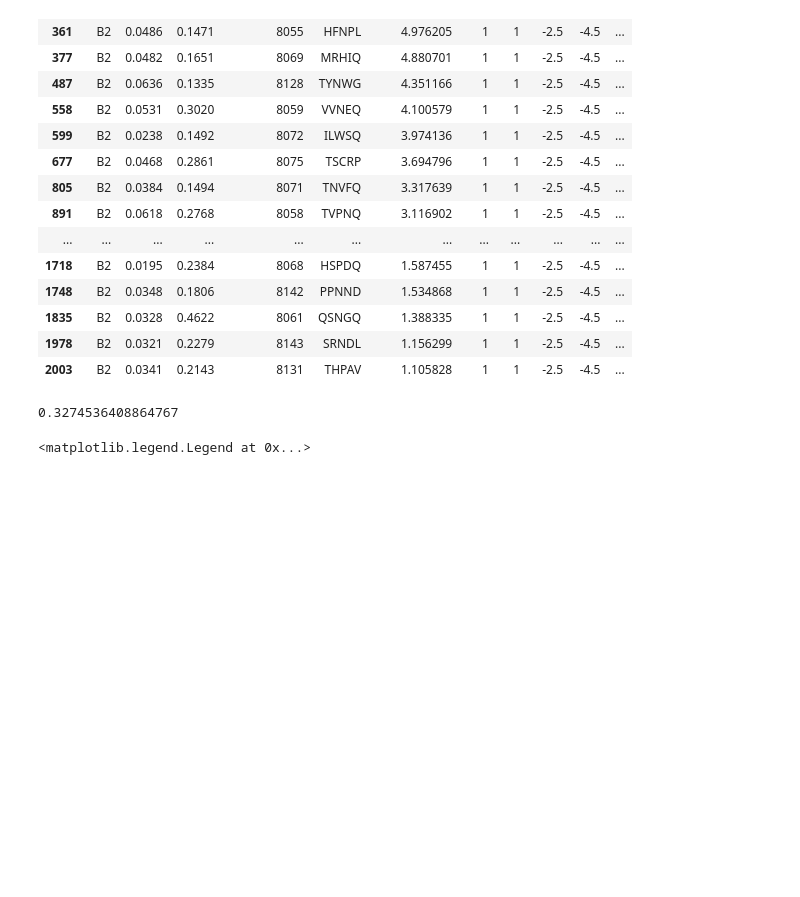
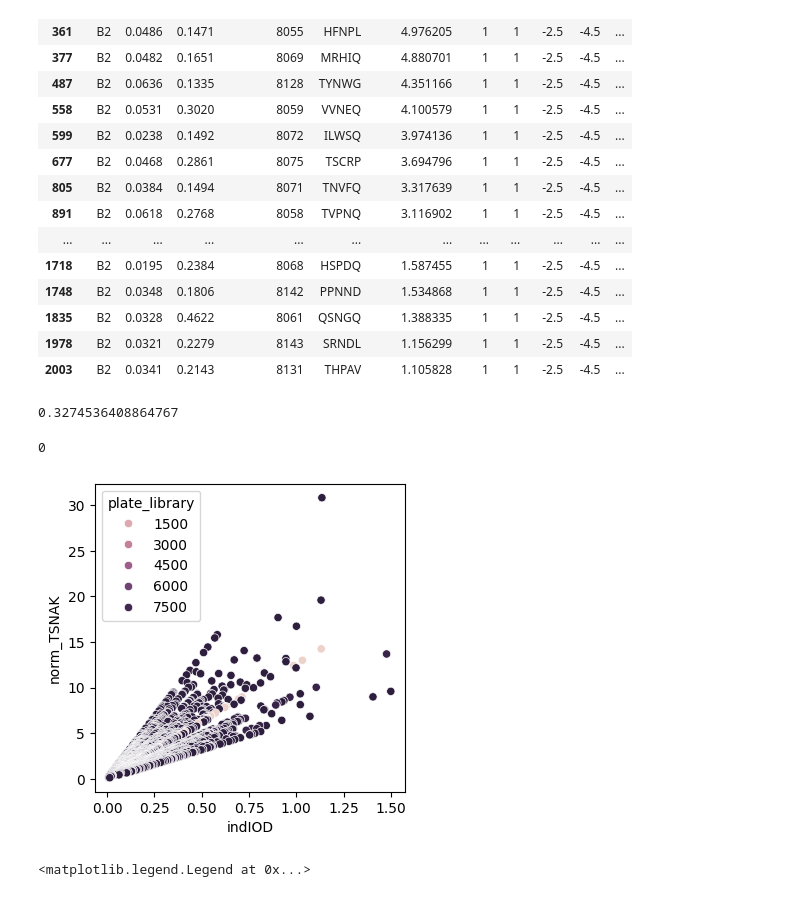
Before and after one commit to Queimo/stpy, a Jupyter notebook: data_exploration/ArM_data_exploration.ipynb, the cells around one changed output. Cells and saved outputs as stored; diff of their text form; code cells hidden in the pictures; blank space fills up the shorter version.

```diff
--- a/data_exploration/ArM_data_exploration.ipynb
+++ b/data_exploration/ArM_data_exploration.ipynb
@@ -235,6 +235,19 @@ border_ratio
 # sns.scatterplot(x=X_embedded[:,0], y=X_embedded[:,1], hue=df['std_norm_TSNAK'])
 # %% [output]
 0.3274536408864767
+# %%
+df["indIOD"] = df["indole"] / df["OD"]
+
+df["col0"] = df["col"] == 0
+
+#plot indIOD vs norm_TSNAK
+fig = plt.figure(figsize=(4, 4))
+sns.scatterplot(x='indIOD', y='norm_TSNAK', hue='plate_library', data=df)
+
+len(df[df["variant"] == "TSNAK"])
+# %% [output]
+0
+[figure, added]
 # %%
 meta_data = "border"
 prop = "indole"
```
Also changed, not shown: parts of 4 cells of this notebook, 10 other files.
